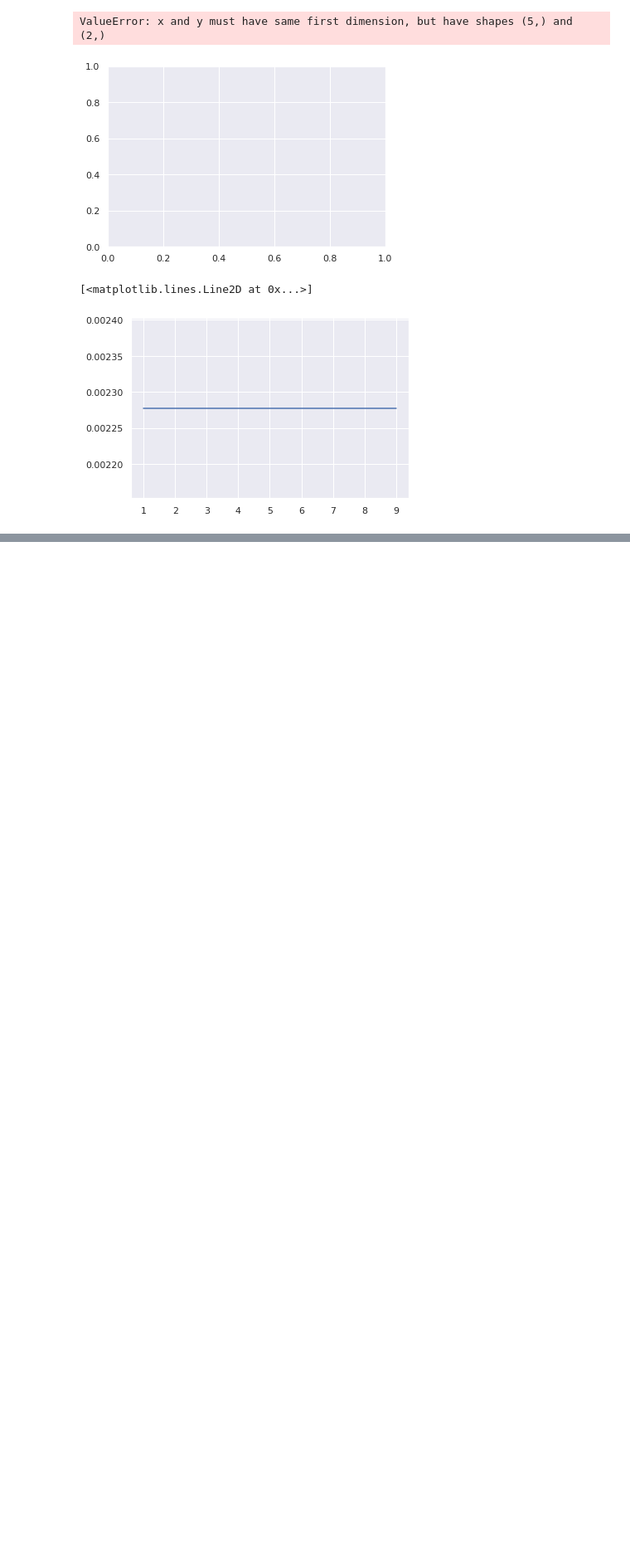
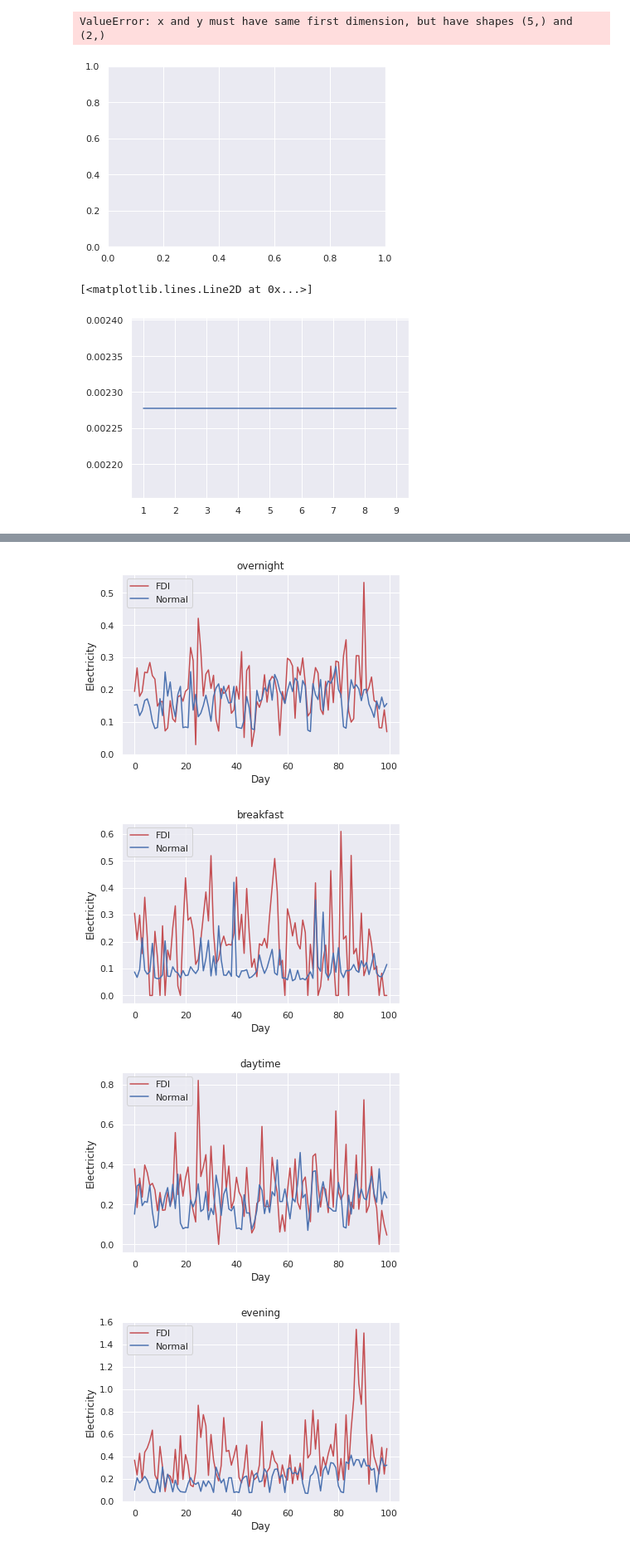
Before and after one commit to BOBO-LU/Non-Technical-Loss, a Jupyter notebook: eda_four_time.ipynb, the cells around one changed output, grey strips where cells are left out. Shown at 83% size. Drawn from its saved outputs; the diff is of its cells as text; code cells hidden in the pictures; blank space fills up the shorter version.

```diff
--- a/eda_four_time.ipynb
+++ b/eda_four_time.ipynb
@@ -110,0 +140,3 @@ plt.plot(range(1,10), silhouette_avg)
+# %%
+four_time = pd.read_csv("CSV/four_time.csv")
+four_time.shape, four_time.head(2), four_time.columns
@@ -110,0 +149,8 @@ plt.plot(range(1,10), silhouette_avg)
+# %%
+normal = pd.DataFrame(columns=['MeterID', 'Day', 'FDI', 'overnight', 'breakfast', 'daytime', 'evening'])
+fdi = pd.DataFrame(columns=['MeterID', 'Day', 'FDI', 'overnight', 'breakfast', 'daytime', 'evening'])
+for day_index in range(int(four_time.shape[0]/48)):
+    if four_time['FDI'].iloc[day_index]:
+        fdi = fdi.append(four_time.iloc[day_index])
+    else:
+        normal = normal.append(four_time.iloc[day_index])
@@ -110,0 +165,17 @@ plt.plot(range(1,10), silhouette_avg)
+# %%
+for i in ['overnight', 'breakfast', 'daytime', 'evening']:
+    plt.figure()
+    plt.title(i)
+
+    plt.plot(fdi.reset_index()[i][:100], c='r', label='FDI')
+    plt.plot(normal.reset_index()[i][:100], c='b', label='Normal')
+
+    plt.legend(loc="upper left")
+    plt.xlabel('Day')
+    plt.ylabel('Electricity')
+    plt.savefig('Image/four_time_' + i + '.png')
+# %% [output]
+[figure, added]
+[figure, added]
+[figure, added]
+[figure, added]
```
Also changed, not shown: parts of 10 cells of this notebook, 16 other files.
